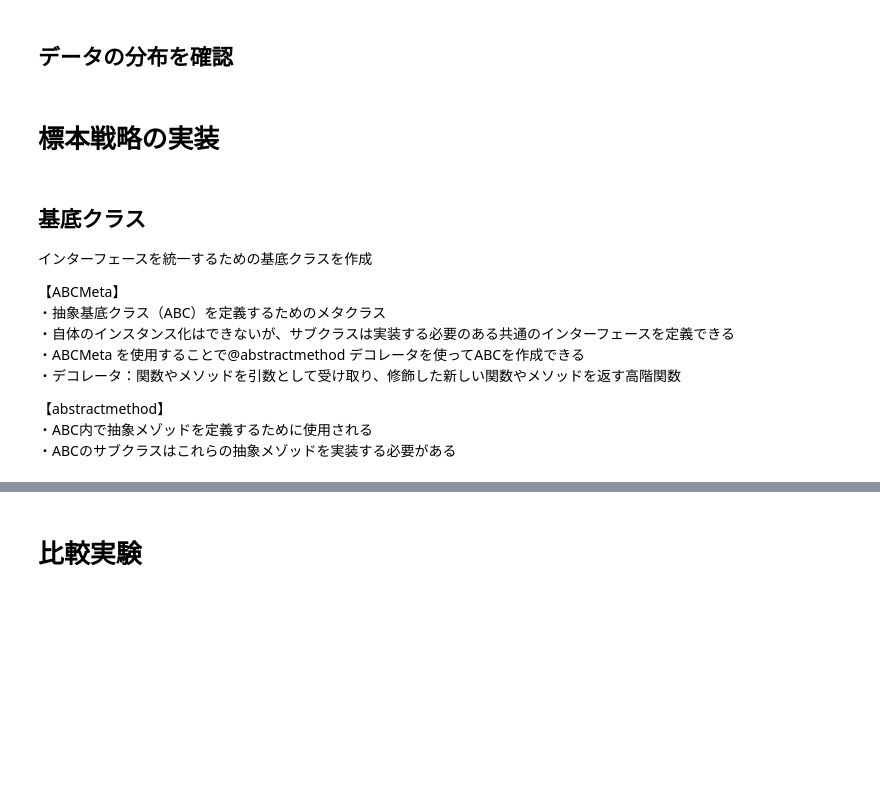
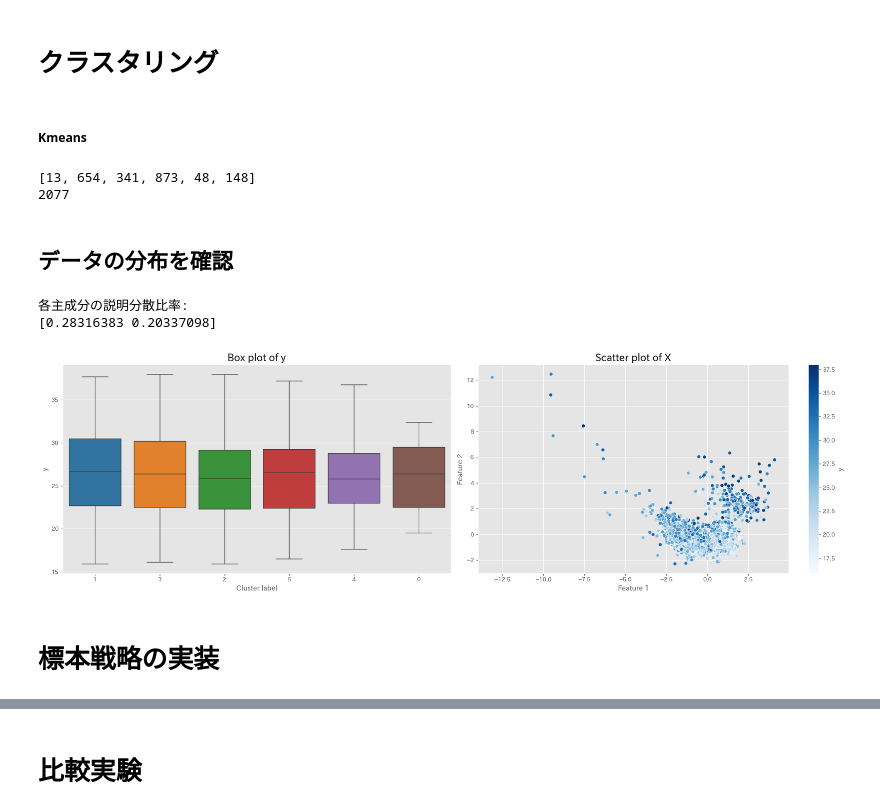
Before and after one commit to Monketu/ABtesting, a Jupyter notebook: notebook/層化抽出_実データ.ipynb, the cells around one changed output, grey strips where cells are left out. Saved outputs shown, nothing was run; the diff lists cells and outputs as text; code cells hidden in the pictures; blank space fills up the shorter version.

```diff
--- a/notebook/層化抽出_実データ.ipynb
+++ b/notebook/層化抽出_実データ.ipynb
@@ -57,0 +67,9 @@ features = [
+# %%
+# 外れ値の除去
+from scipy import stats
+
+threshold = 2  # 閾値
+
+z_scores = np.abs(stats.zscore(df[obj]))  # 指定した列のZスコアの絶対値を計算
+df = df[(z_scores < threshold)]  # 閾値より小さいものだけをフィルタリング
+print(df)
@@ -58,55 +109,86 @@ features = [
+# %% [markdown]
+# クラスタリング
+# %% [markdown]
+##### Kmeans
+# %%
+from sklearn.cluster import KMeans
+
+clusters = 6
+cluster_labels = [a for a in range(clusters)]
+
+
+def kmeans_cluster(data, cluster_num):
+    # k-meansクラスタリングの適用
+    kmeans = KMeans(n_clusters=cluster_num, init="k-means++", random_state=42)
+    clusters = kmeans.fit_predict(data)
+    # 結果を元のデータフレームに追加
+    data["kmeans_cluster"] = clusters
+    return data
+
+
+Kresult = kmeans_cluster(X_scaled, clusters)
+
+N = []
+for a in range(clusters):
+    cluster_a_list = Kresult[Kresult["kmeans_cluster"] == a]
+    N.append(len(cluster_a_list))
+Nsum = sum(N)
+print(N)
+print(Nsum)
+# %% [output]
+[13, 654, 341, 873, 48, 148]
+2077
 # %% [markdown]
 ## データの分布を確認
 # %%
 # 目的変数の分布
 axes: list[plt.Axes]
 fig, axes = plt.subplots(
     1, 2, figsize=(10 * 2, 6 * 1)
 )  # 1行2列のサブプロット（横幅20, 縦幅6）
 sns.boxplot(  # 箱ひげ図
-    x=features,  # x軸、as.type(str)で文字列に変換
-    y=df1[obj],  # y軸
+    x=Kresult["kmeans_cluster"].astype(str),  # x軸、as.type(str)で文字列に変換
+    y=Y,  # y軸
     ax=axes[0],  # グラフを描画するサブプロット指定
-    hue=,  # クラスタラベルに基づいて色を付ける
+    hue=Kresult["kmeans_cluster"].astype(str),  # クラスタラベルに基づいて色を付ける
     palette="tab10",  # カラーパレット指定
     legend=False,
 )
 axes[0].set_title("Box plot of y", fontdict={"fontsize": "xx-large"})
 axes[0].set_xlabel("Cluster label")
 axes[0].set_ylabel("y")
 
 # データの散布図
 ## 次元削減
 pca = PCA(n_components=2)  # 主成分分析で2次元に削減
-X_pca = pca.fit_transform(X)  # XにPCAを適用
+X_pca = pca.fit_transform(X_scaled)  # XにPCAを適用
 # 散布図（x軸：第1主成分、y軸：第2主成分、色分けのためにyを指定、サブプロット、色パレット、凡例）
 sns.scatterplot(
-    x=X_pca[:, 0], y=X_pca[:, 1], hue=y, ax=axes[1], palette="Blues", legend=False
+    x=X_pca[:, 0],
+    y=X_pca[:, 1],
+    hue=Y,
+    ax=axes[1],
+    palette="Blues",
+    legend=False,
 )
 axes[1].set_title("Scatter plot of X", fontdict={"fontsize": "xx-large"})
 axes[1].set_xlabel("Feature 1")
 axes[1].set_ylabel("Feature 2")
 ## colorbar（右のバー）
 # カラーバーを作成するためのオブジェクト作成（カラーマップ指定、yの最小値から最大値を正規化）
-sm = plt.cm.ScalarMappable(cmap="Blues", norm=plt.Normalize(vmin=y.min(), vmax=y.max()))
+sm = plt.cm.ScalarMappable(cmap="Blues", norm=plt.Normalize(vmin=Y.min(), vmax=Y.max()))
 sm._A = []  # smの内部のデータをクリア
 cbar = fig.colorbar(sm, ax=axes[1])
 cbar.set_label("y")
 
 fig.tight_layout()
+
+explained_variance_ratio = pca.explained_variance_ratio_
+print("各主成分の説明分散比率:")
+print(explained_variance_ratio)
+# %% [output]
+各主成分の説明分散比率:
+[0.28316383 0.20337098]
+[figure, added]
 # %% [markdown]
 # 標本戦略の実装
-# %% [markdown]
-## 基底クラス
-
-インターフェースを統一するための基底クラスを作成
-
-【ABCMeta】
-・抽象基底クラス（ABC）を定義するためのメタクラス
-・自体のインスタンス化はできないが、サブクラスは実装する必要のある共通のインターフェースを定義できる
-・ABCMeta を使用することで@abstractmethod デコレータを使ってABCを作成できる
-・デコレータ：関数やメソッドを引数として受け取り、修飾した新しい関数やメソッドを返す高階関数
-
-【abstractmethod】
-・ABC内で抽象メゾッドを定義するために使用される
-・ABCのサブクラスはこれらの抽象メゾッドを実装する必要がある
```
Also changed, not shown: parts of 26 cells of this notebook, 1 other file.
